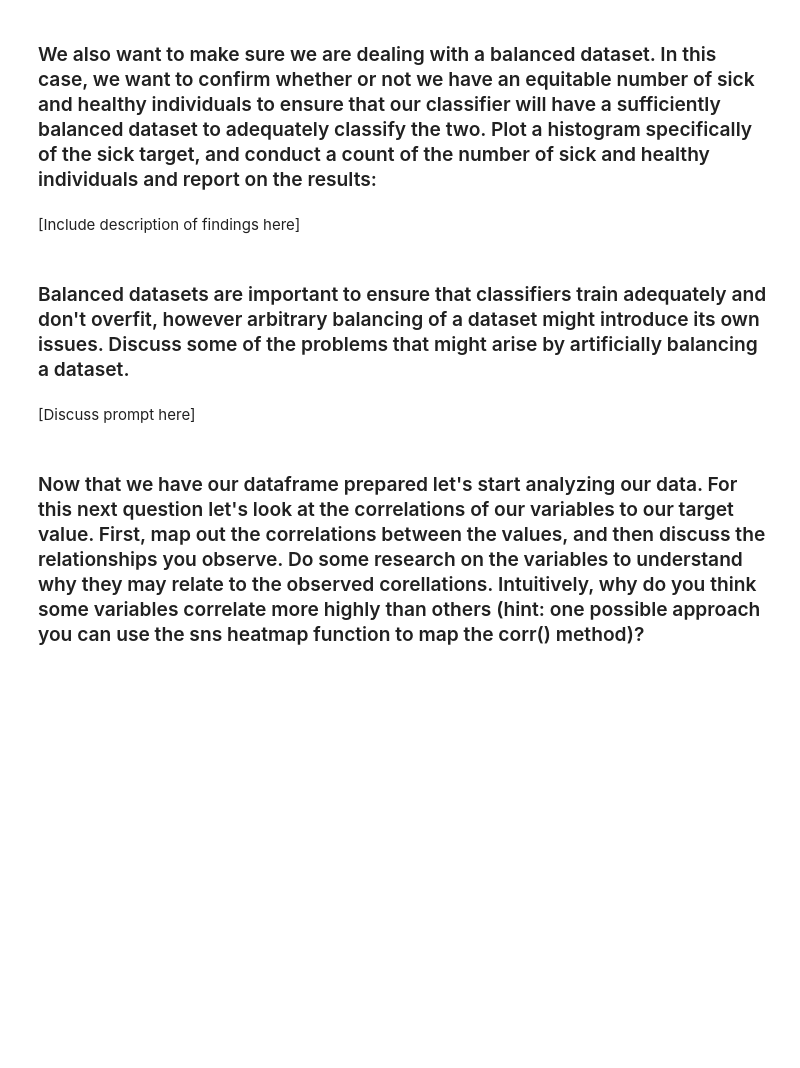
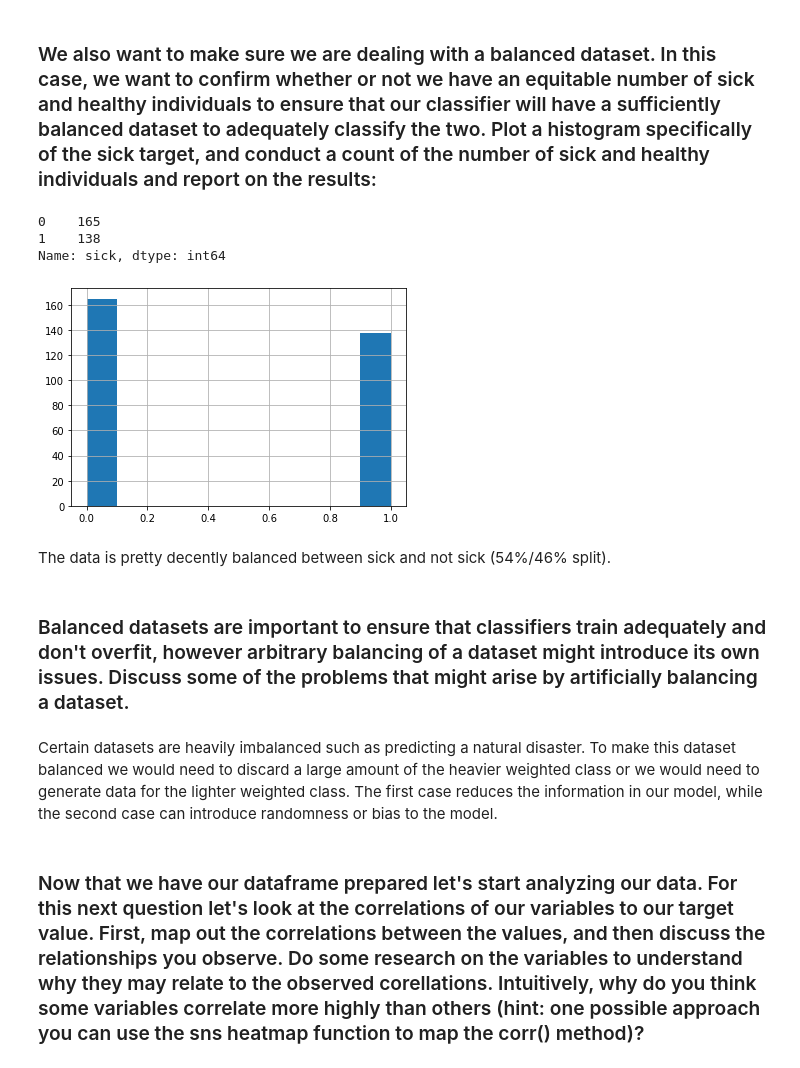
Before and after one commit to prithvikannan/cs-m148, a Jupyter notebook: Project2/csm148_project2-Spring21-Final-BLANK.ipynb, the cells around one changed output. Drawn from its saved outputs; the diff is of its cells as text; code cells hidden in the pictures; blank space fills up the shorter version.

```diff
--- a/Project2/csm148_project2-Spring21-Final-BLANK.ipynb
+++ b/Project2/csm148_project2-Spring21-Final-BLANK.ipynb
@@ -124,10 +181,18 @@ Let's first load our dataset so we'll be able to work with it. (correct the rela
 # %% [markdown]
 ### We also want to make sure we are dealing with a balanced dataset. In this case, we want to confirm whether or not we have an equitable number of  sick and healthy individuals to ensure that our classifier will have a sufficiently balanced dataset to adequately classify the two. Plot a histogram specifically of the sick target, and conduct a count of the number of sick and healthy individuals and report on the results:
-# %% [markdown]
-[Include description of findings here]
+# %%
+raw_data['sick'].hist()
+raw_data['sick'].value_counts()
+# %% [output]
+0    165
+1    138
+Name: sick, dtype: int64
+[figure, added]
+# %% [markdown]
+The data is pretty decently balanced between sick and not sick (54%/46% split).
 # %% [markdown]
 ### Balanced datasets are important to ensure that classifiers train adequately and don't overfit, however arbitrary balancing of a dataset might introduce its own issues. Discuss some of the problems that might arise by artificially balancing a dataset.
-# %% [markdown]
-[Discuss prompt here]
+# %% [markdown]
+Certain datasets are heavily imbalanced such as predicting a natural disaster. To make this dataset balanced we would need to discard a large amount of the heavier weighted class or we would need to generate data for the lighter weighted class. The first case reduces the information in our model, while the second case can introduce randomness or bias to the model.
 # %% [markdown]
 ### Now that we have our dataframe prepared let's start analyzing our data. For this next question let's look at the correlations of our variables to our target value. First, map out the correlations between the values, and then discuss the relationships you observe. Do some research on the variables to understand why they may relate to the observed corellations. Intuitively, why do you think some variables correlate more highly than others (hint: one possible approach you can use the sns heatmap function to map the corr() method)?
```
Also changed, not shown: parts of 29 cells of this notebook.
